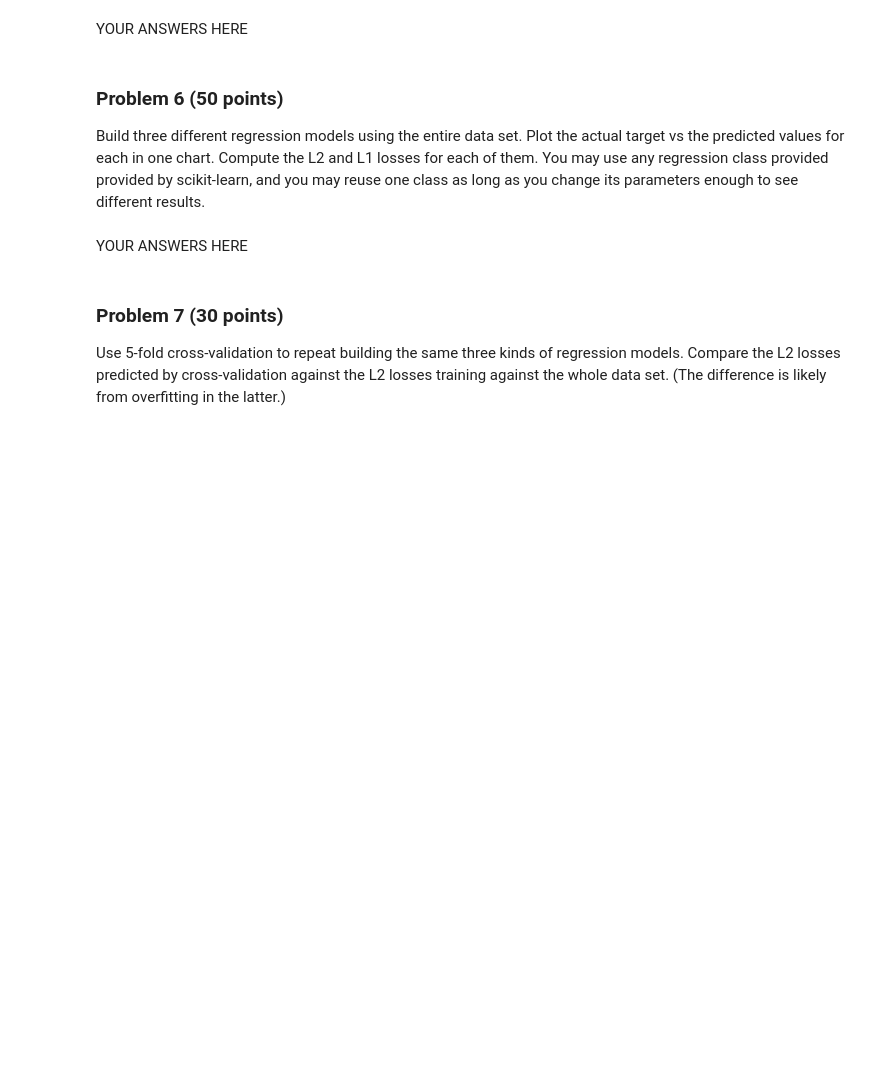
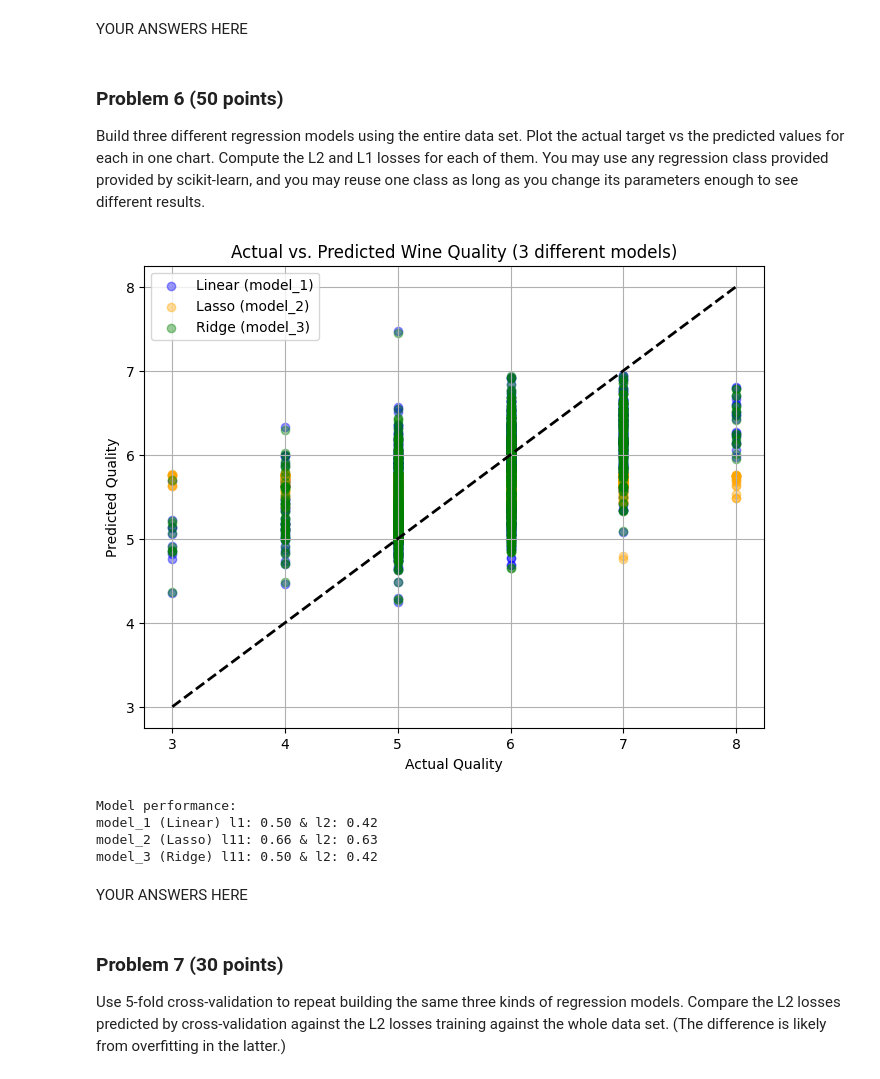
Before and after one commit to carlos00002/DX602-final-project, a Jupyter notebook: project.ipynb, the cells around one changed output. Cells and saved outputs as stored; diff of their text form; code cells hidden in the pictures; blank space fills up the shorter version.

```diff
--- a/project.ipynb
+++ b/project.ipynb
@@ -340,0 +375,29 @@ You may use any regression class provided provided by scikit-learn, and you may
+# %%
+plt.figure(figsize=(8,6))
+
+plt.scatter(y, model_1_pred, alpha=0.4, label="Linear (model_1)", color="blue")
+plt.scatter(y, model_2_pred, alpha=0.4, label="Lasso (model_2)",  color="orange")
+plt.scatter(y, model_3_pred, alpha=0.4, label="Ridge (model_3)",  color="green")
+
+min_y, max_y = y.min(), y.max()
+plt.plot([min_y, max_y], [min_y, max_y], "k--", linewidth=2)  # ideal diagonal
+
+plt.xlabel("Actual Quality")
+plt.ylabel("Predicted Quality")
+plt.title("Actual vs. Predicted Wine Quality (3 different models)")
+plt.legend()
+plt.grid(True)
+plt.show()
+
+
+#performance
+print("Model performance:")
+print(f"model_1 (Linear) l1: {model_1_l1:.2f} & l2: {model_1_l2:.2}")
+print(f"model_2 (Lasso) l11: {model_2_l1:.2f} & l2: {model_2_l2:.2f}")
+print(f"model_3 (Ridge) l11: {model_3_l1:.2f} & l2: {model_3_l2:.2}")
+# %% [output]
+[figure, added]
+Model performance:
+model_1 (Linear) l1: 0.50 & l2: 0.42
+model_2 (Lasso) l11: 0.66 & l2: 0.63
+model_3 (Ridge) l11: 0.50 & l2: 0.42
```
Also changed, not shown: parts of 8 cells of this notebook.
